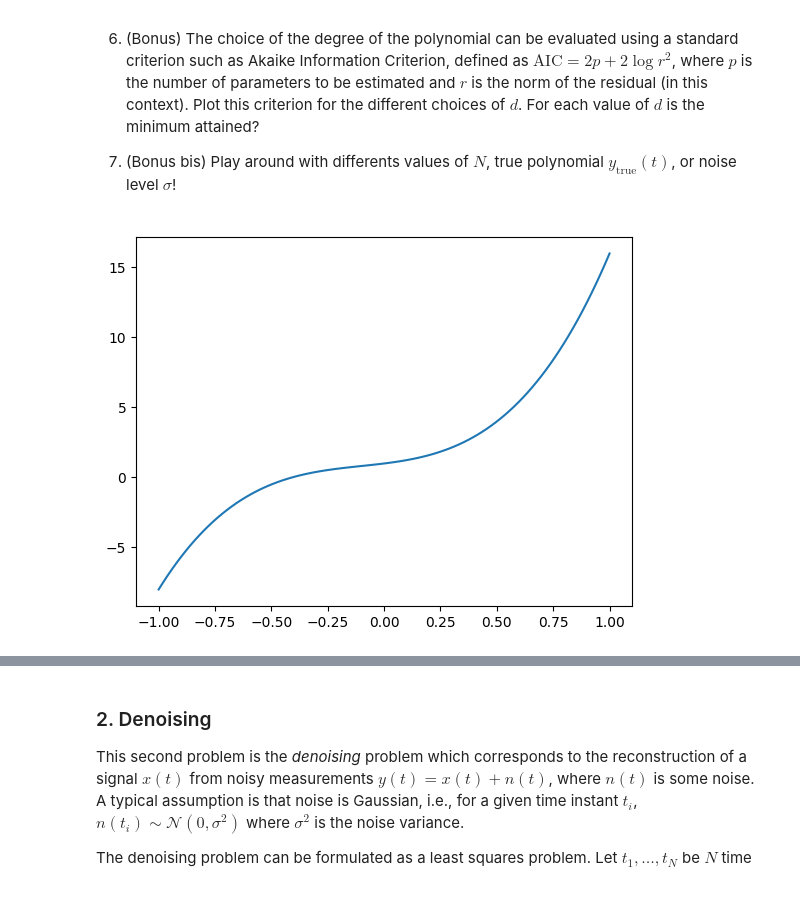
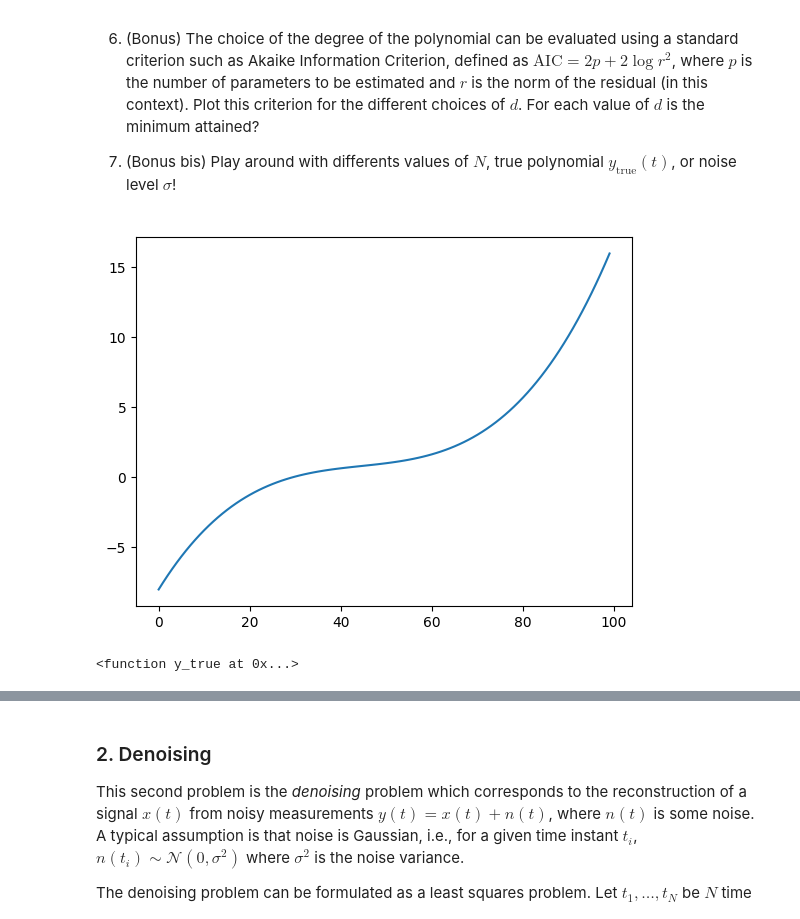
Before and after one commit to imalihaider/Electif-Optimisation-LABWORK, a Jupyter notebook: labs/LW1.ipynb, the cells around one changed output, grey strips where cells are left out. Saved outputs shown, nothing was run; the diff lists cells and outputs as text; code cells hidden in the pictures.

```diff
--- a/labs/LW1.ipynb
+++ b/labs/LW1.ipynb
@@ -47,8 +47,9 @@ Write the linear model matrix $\mathbf{A}$ for an arbitrary order $d$. Construct
 # %%
 # question 1
 def y_true(t):
     return 10*t**3 + 3*t**2 + 2*t + 1
-plt.plot(np.linspace(-1, 1, 100), y_true(np.linspace(-1, 1, 100)))
+plt.plot(y_true(np.linspace(-1, 1, 100)))
 plt.show()
 # %% [output]
-[figure, old version]
+[figure, new version]
+<function y_true at 0x...>
```
Also changed, not shown: parts of 2 cells of this notebook.
